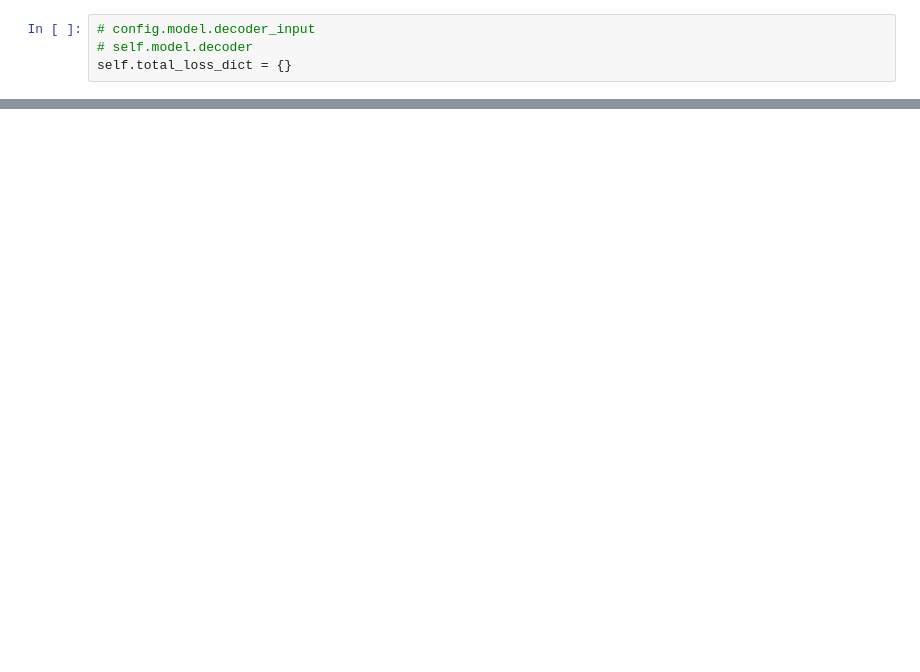
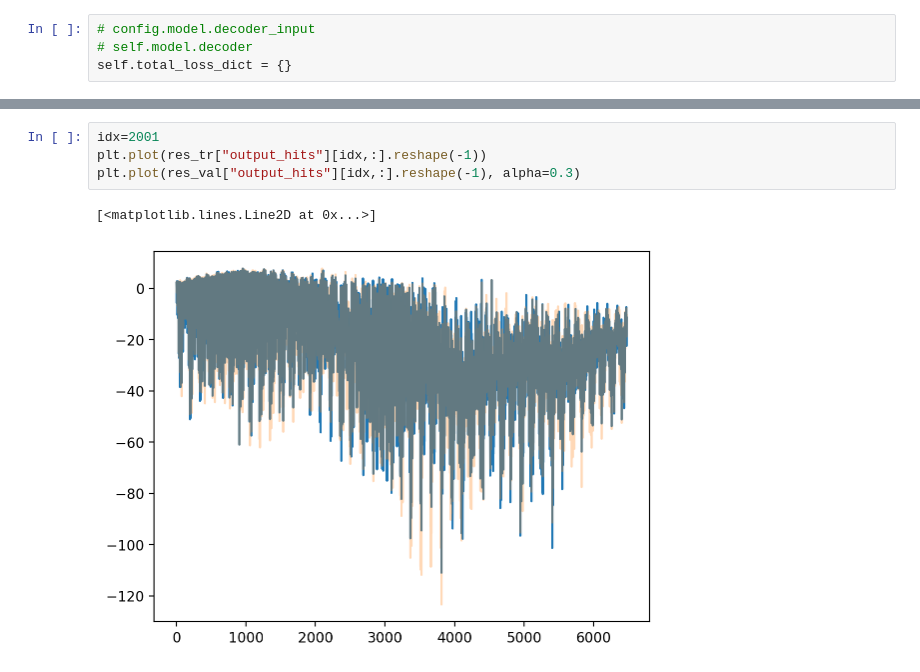
Before and after one commit to QaloSim/CaloQuVAE, a Jupyter notebook: nbJT.ipynb, the cells around one changed output, grey strips where cells are left out. Drawn from its saved outputs; the diff is of its cells as text; blank space fills up the shorter version.

```diff
--- a/nbJT.ipynb
+++ b/nbJT.ipynb
@@ -137,0 +156,7 @@ tensor([0.2538, 0.1370, 0.0428, 0.2076, 0.9547, 0.3663, 0.1745, 0.8925, 0.5019,
+# %%
+idx=2001
+plt.plot(res_tr["output_hits"][idx,:].reshape(-1))
+plt.plot(res_val["output_hits"][idx,:].reshape(-1), alpha=0.3)
+# %% [output]
+[<matplotlib.lines.Line2D at 0x...>]
+[figure, added]
```
Also changed, not shown: parts of 13 cells of this notebook, 4 other files.
